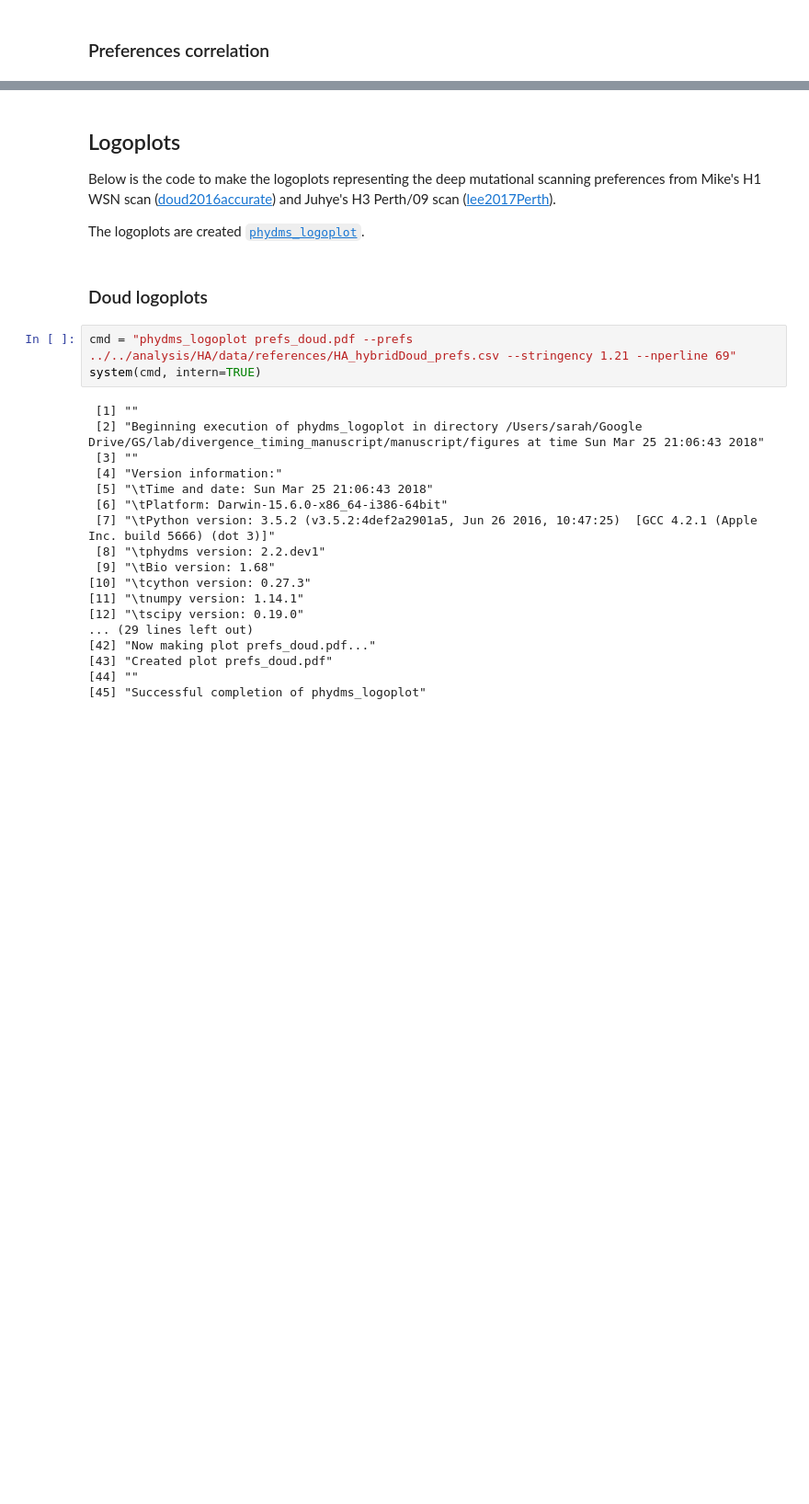
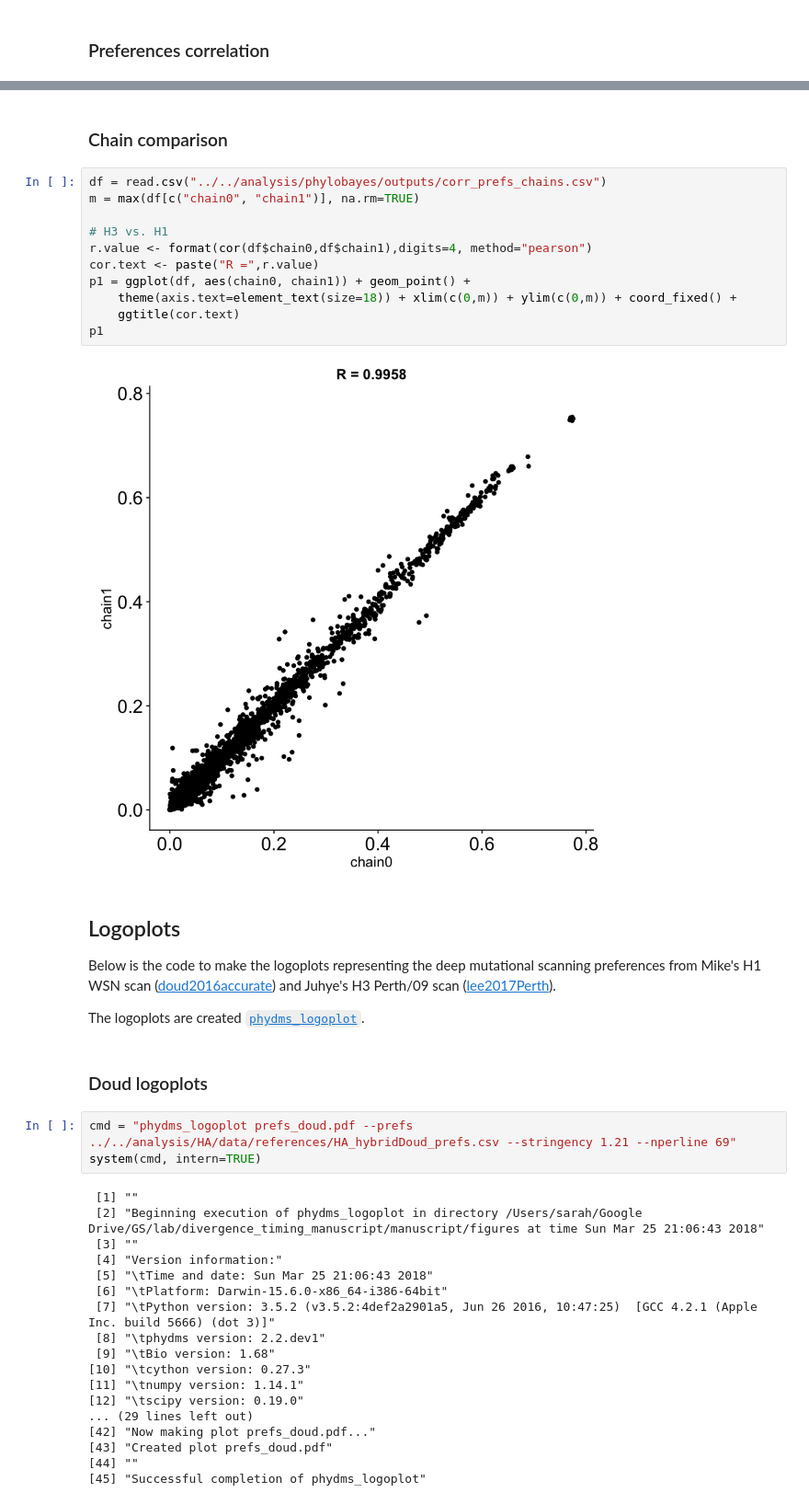
Before and after one commit to jbloomlab/divergence_timing_manuscript, a Jupyter notebook: manuscript/figures/figures.ipynb, the cells around one changed output, grey strips where cells are left out. Shown at 92% size. Cells and saved outputs as stored; diff of their text form; blank space fills up the shorter version.

Commit message:
updates to phylobayes figures

```diff
--- a/manuscript/figures/figures.ipynb
+++ b/manuscript/figures/figures.ipynb
@@ -457,3 +457,18 @@ Saving 12 x 7 in image
+# %% [markdown]
+### Chain comparison
+# %%
+df = read.csv("../../analysis/phylobayes/outputs/corr_prefs_chains.csv")
+m = max(df[c("chain0", "chain1")], na.rm=TRUE)
+
+# H3 vs. H1
+r.value <- format(cor(df$chain0,df$chain1),digits=4, method="pearson")
+cor.text <- paste("R =",r.value)
+p1 = ggplot(df, aes(chain0, chain1)) + geom_point() +
+    theme(axis.text=element_text(size=18)) + xlim(c(0,m)) + ylim(c(0,m)) + coord_fixed() +
+    ggtitle(cor.text)
+p1
+# %% [output]
+[figure, added]
 # %% [markdown]
 ## Logoplots
 
```
Also changed, not shown: parts of 4 cells of this notebook, 4 other files.
